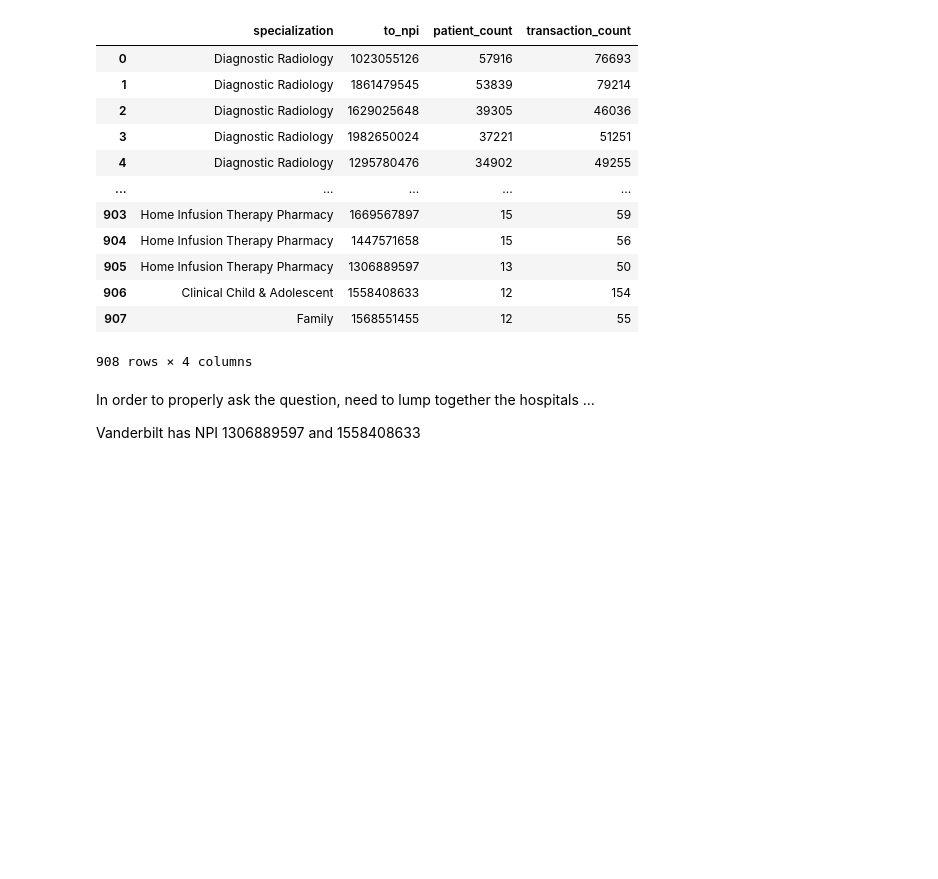
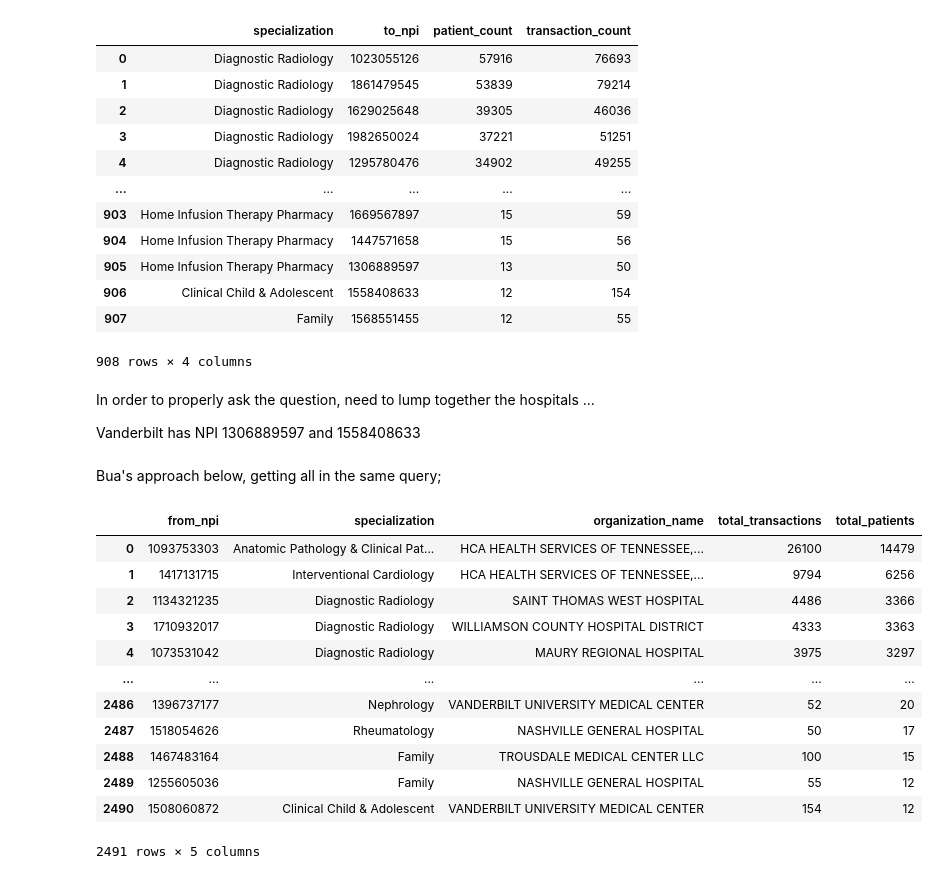
Before and after one commit to tomoumer/hop_team-the-hindenburgs, a Jupyter notebook: notebooks/data_exploration.ipynb, the cells around one changed output. Cells and saved outputs as stored; diff of their text form; code cells hidden in the pictures; blank space fills up the shorter version.

```diff
--- a/notebooks/data_exploration.ipynb
+++ b/notebooks/data_exploration.ipynb
@@ -276,3 +276,53 @@ providers_to_major
 In order to properly ask the question, need to lump together the hospitals ...
 
 Vanderbilt has NPI 1306889597 and 1558408633
+# %% [markdown]
+Bua's approach below, getting all in the same query;
+# %%
+query = '''
+SELECT
+    n1.npi AS from_npi,
+    t1.specialization,
+    n2.organization_name,
+    SUM(hop.transaction_count) AS total_transactions,
+    SUM(hop.patient_count) AS total_patients
+FROM hop_teaming AS hop
+INNER JOIN nnpes n1
+ON hop.from_npi = n1.npi
+INNER JOIN nnpes n2
+ON hop.to_npi = n2.npi
+INNER JOIN nucc_taxonomy as t1
+ON n1.primary_taxonomy = t1.code
+INNER JOIN nucc_taxonomy as t2
+ON n2.primary_taxonomy = t2.code
+INNER JOIN zip_cbsa as zip
+ON n2.address_postal_code = zip.zip
+WHERE n1.entity_type_code = 1
+    AND n2.address_state_name = 'TN'
+    AND n2.entity_type_code = 2
+    AND t1.specialization <> 'None'
+    AND t2.classification LIKE '%Hospital'
+    AND zip.cbsa = 34980
+    AND zip.res_ratio >= 0.5
+GROUP BY n1.npi, t1.specialization, n2.organization_name
+ORDER BY total_patients DESC;
+'''
+
+with sqlite3.connect('../data/hop_teaming_database.sqlite') as db:
+    testing_query = pd.read_sql(query, db)
+
+testing_query
+# %% [output]
+|  | from_npi | specialization | organization_name | total_transactions | total_patients |
+| 0 | 1093753303 | Anatomic Pathology & Clinical Pat... | HCA HEALTH SERVICES OF TENNESSEE,... | 26100 | 14479 |
+| 1 | 1417131715 | Interventional Cardiology | HCA HEALTH SERVICES OF TENNESSEE,... | 9794 | 6256 |
+| 2 | 1134321235 | Diagnostic Radiology | SAINT THOMAS WEST HOSPITAL | 4486 | 3366 |
+| 3 | 1710932017 | Diagnostic Radiology | WILLIAMSON COUNTY HOSPITAL DISTRICT | 4333 | 3363 |
+| 4 | 1073531042 | Diagnostic Radiology | MAURY REGIONAL HOSPITAL | 3975 | 3297 |
+| ... | ... | ... | ... | ... | ... |
+| 2486 | 1396737177 | Nephrology | VANDERBILT UNIVERSITY MEDICAL CENTER | 52 | 20 |
+| 2487 | 1518054626 | Rheumatology | NASHVILLE GENERAL HOSPITAL | 50 | 17 |
+| 2488 | 1467483164 | Family | TROUSDALE MEDICAL CENTER LLC | 100 | 15 |
+| 2489 | 1255605036 | Family | NASHVILLE GENERAL HOSPITAL | 55 | 12 |
+| 2490 | 1508060872 | Clinical Child & Adolescent | VANDERBILT UNIVERSITY MEDICAL CENTER | 154 | 12 |
+2491 rows × 5 columns
```
Also changed, not shown: parts of 2 cells of this notebook.
